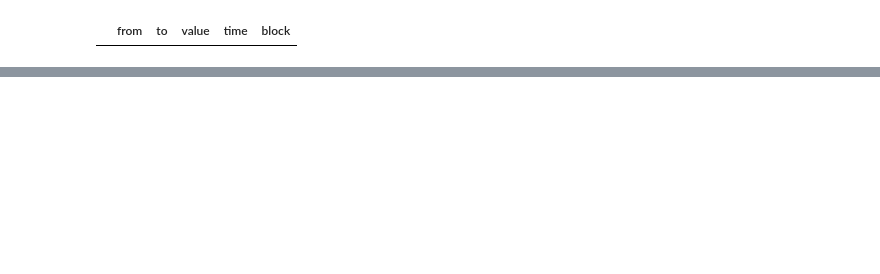
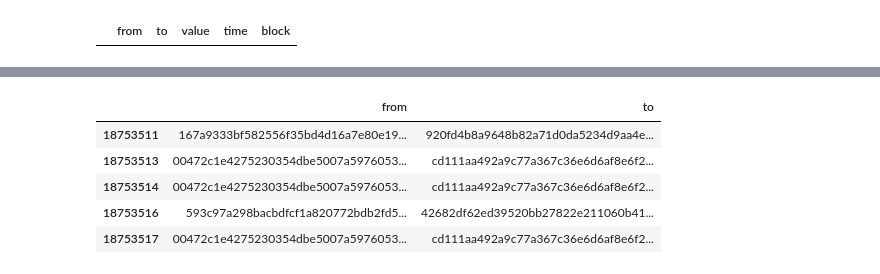
Before and after one commit to Sandipan99/Ethereum, a Jupyter notebook: EthereumExternalEffects.ipynb, the cells around one changed output, grey strips where cells are left out. Drawn from its saved outputs; the diff is of its cells as text; code cells hidden in the pictures; blank space fills up the shorter version.

```diff
--- a/EthereumExternalEffects.ipynb
+++ b/EthereumExternalEffects.ipynb
@@ -345,0 +341,9 @@ all_transactions[all_transactions['from']=='ae4f56f072c34c0a65b3ae3e4db797d83143
+# %%
+df_net_filtered.head()
+# %% [output]
+|  | from | to |
+| 18753511 | 167a9333bf582556f35bd4d16a7e80e19... | 920fd4b8a9648b82a71d0da5234d9aa4e... |
+| 18753513 | 00472c1e4275230354dbe5007a5976053... | cd111aa492a9c77a367c36e6d6af8e6f2... |
+| 18753514 | 00472c1e4275230354dbe5007a5976053... | cd111aa492a9c77a367c36e6d6af8e6f2... |
+| 18753516 | 593c97a298bacbdfcf1a820772bdb2fd5... | 42682df62ed39520bb27822e211060b41... |
+| 18753517 | 00472c1e4275230354dbe5007a5976053... | cd111aa492a9c77a367c36e6d6af8e6f2... |
```
Also changed, not shown: parts of 99 cells of this notebook.
